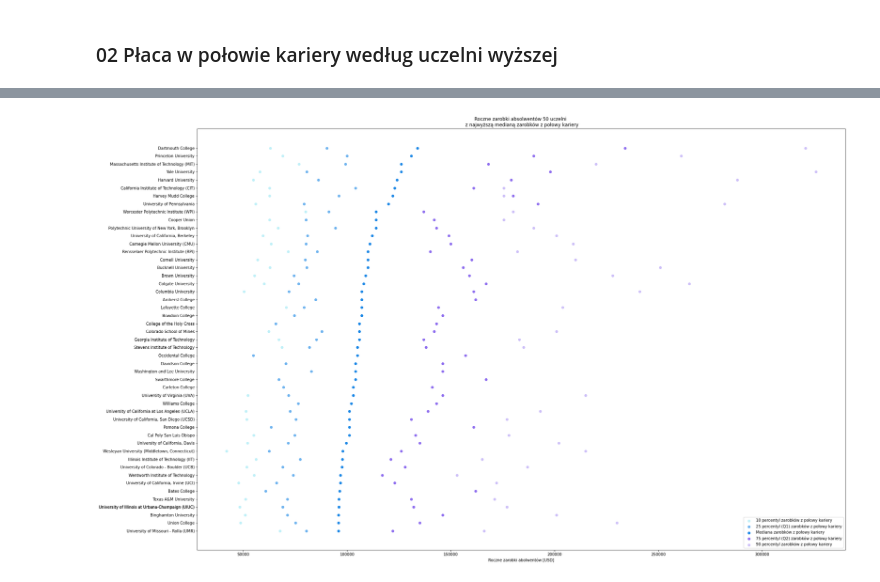
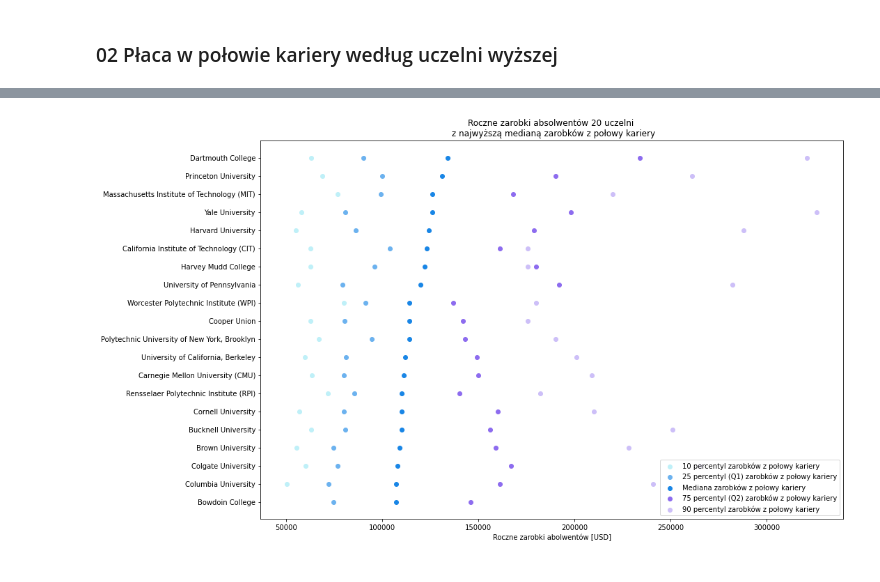
Before and after one commit to rsxxi/aiwd, a Jupyter notebook: 03 Tabele i wizualizacje.ipynb, the cells around one changed output, grey strips where cells are left out. Saved outputs shown, nothing was run; the diff lists cells and outputs as text; code cells hidden in the pictures.

```diff
--- a/03 Tabele i wizualizacje.ipynb
+++ b/03 Tabele i wizualizacje.ipynb
@@ -164,7 +164,2 @@ fig.savefig('wykres_1.png', dpi=500)
 # %% [markdown]
 ### 02 Płaca w połowie kariery według uczelni wyższej
-# %%
-mydata = data.sort_values(by = 'Mid-Career Median Salary', ascending=False)
-mydata = mydata.head(50)
-mydata = mydata.sort_values(by = 'Mid-Career Median Salary', ascending=True)
-mydata
@@ -189,33 +166,45 @@ mydata
 # %%
-y = mydata["School Name"]
-labels = mydata["School Name"]
+def generuj_wykres(dataset, filename, opis):
+    y = dataset["School Name"]
+    labels = dataset["School Name"]
 
-fig = plt.figure(figsize=(30,20))
+    fig = plt.figure(figsize=(15,10))
 
-x3 = mydata['Mid-Career 10th Percentile Salary']
-plt.scatter(x3, y, color='#bff0f8', label = '10 percentyl zarobków z połowy kariery')
-plt.yticks(y, labels)
+    x3 = dataset['Mid-Career 10th Percentile Salary']
+    plt.scatter(x3, y, color='#bff0f8', label = '10 percentyl zarobków z połowy kariery')
+    plt.yticks(y, labels)
 
-x4 = mydata['Mid-Career 25th Percentile Salary']
-plt.scatter(x4, y, color='#6cb2ef', label = '25 percentyl (Q1) zarobków z połowy kariery')
+    x4 = dataset['Mid-Career 25th Percentile Salary']
+    plt.scatter(x4, y, color='#6cb2ef', label = '25 percentyl (Q1) zarobków z połowy kariery')
 
-x1 = mydata["Mid-Career Median Salary"]
-plt.scatter(x1, y, color='#1986e6', label='Mediana zarobków z połowy kariery')
+    x1 = dataset["Mid-Career Median Salary"]
+    plt.scatter(x1, y, color='#1986e6', label='Mediana zarobków z połowy kariery')
 
-x5 = mydata['Mid-Career 75th Percentile Salary']
-plt.scatter(x5, y, color='#8d6cef', label = '75 percentyl (Q2) zarobków z połowy kariery')
+    x5 = dataset['Mid-Career 75th Percentile Salary']
+    plt.scatter(x5, y, color='#8d6cef', label = '75 percentyl (Q2) zarobków z połowy kariery')
 
-x6 = mydata['Mid-Career 90th Percentile Salary']
-plt.scatter(x6, y, color='#cdbff8', label = '90 percentyl zarobków z połowy kariery')
+    x6 = dataset['Mid-Career 90th Percentile Salary']
+    plt.scatter(x6, y, color='#cdbff8', label = '90 percentyl zarobków z połowy kariery')
 
-#x2 = mydata['Starting Median Salary']
-#plt.scatter(x2, y, color='#ef6c6c', marker="*", label='Mediana zarobków z początku kariery')
+    #x2 = dataset['Starting Median Salary']
+    #plt.scatter(x2, y, color='#ef6c6c', marker="*", label='Mediana zarobków z początku kariery')
 
-plt.xlabel('Roczne zarobki abolwentów [USD]')
-plt.title('Roczne zarobki absolwentów 50 uczelni \n z najwyższą medianą zarobków z połowy kariery')
-plt.legend(loc='lower right')
-plt.show()
+    plt.xlabel('Roczne zarobki abolwentów [USD]')
+    plt.title(opis)
+    plt.legend(loc='lower right')
+    plt.show()
 
-fig.savefig('wykres_2.png', dpi=300)
+    fig.savefig(filename, dpi=300)
-# %% [output]
-[figure, removed]
+# %%
+def generuj_wszystko(data, nazwa_wykresu, typ = None):
+    mydata = data.sort_values(by = 'Mid-Career Median Salary', ascending=False)
+    if typ != None: mydata = mydata[mydata['School Type'] == typ]
+    mydata = mydata.head(20)
+    mydata = mydata.sort_values(by = 'Mid-Career Median Salary', ascending=True)
+    if typ != None: opis_wyk = 'Roczne zarobki absolwentów ' + str(len(mydata.index)) + ' uczelni typu '+ typ +'\n z najwyższą medianą zarobków z połowy kariery'
+    else: opis_wyk = 'Roczne zarobki absolwentów ' + str(len(mydata.index)) + ' uczelni \n z najwyższą medianą zarobków z połowy kariery'
+    generuj_wykres(mydata, nazwa_wykresu, opis_wyk)
+# %%
+generuj_wszystko(data,'wykres_2.png')
+# %% [output]
+[figure, added]
```
Also changed, not shown: parts of 13 cells of this notebook.
